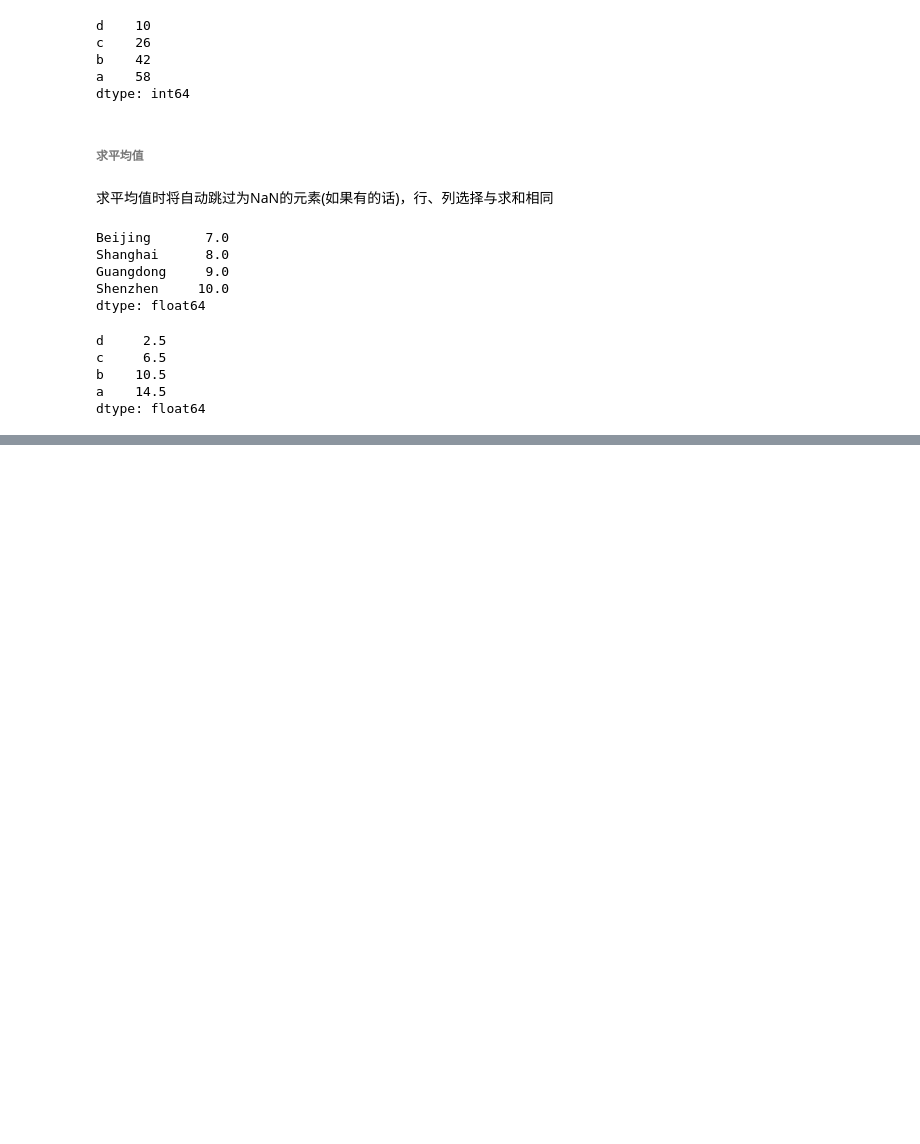
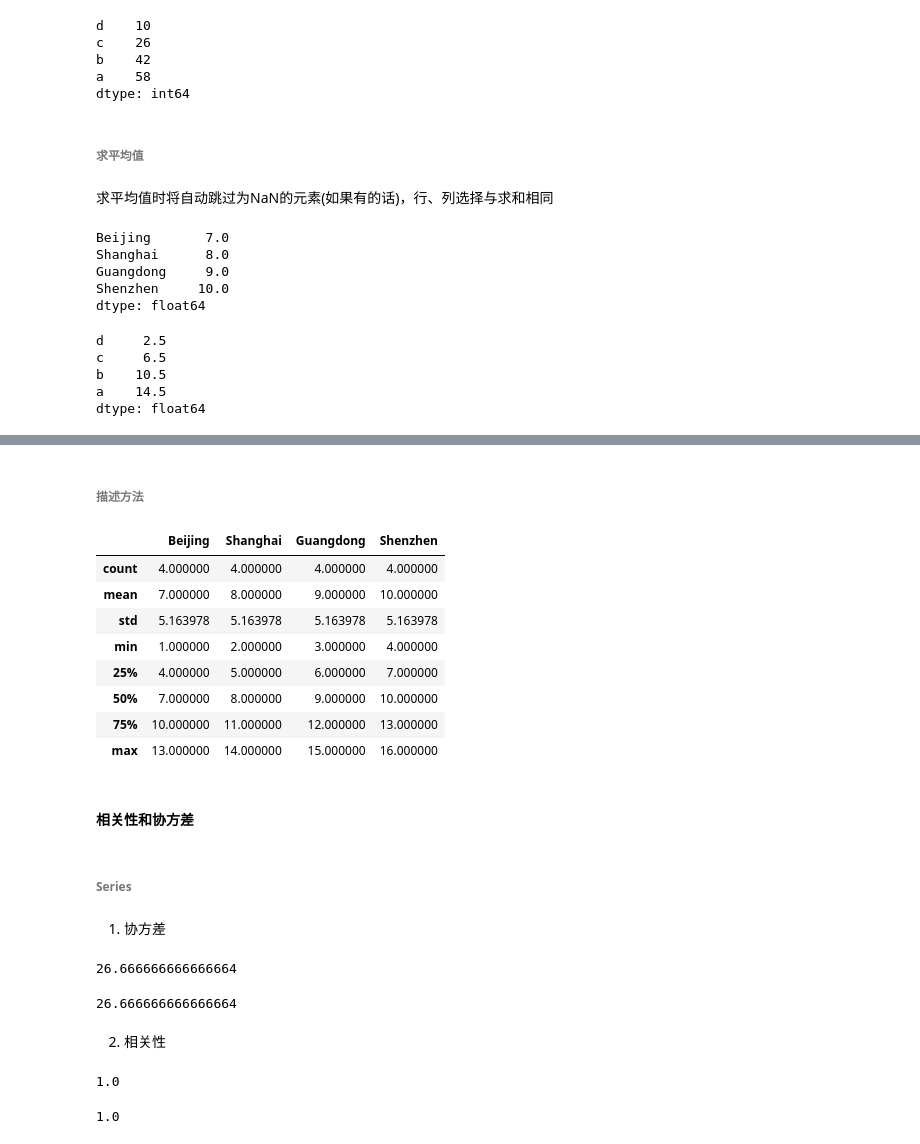
Before and after one commit to ZZZPHOENIX/Data-Mining-Analysis, a Jupyter notebook: 利用Python进行数据分析/my-notebook/Unit5_Pandas.ipynb, the cells around one changed output, grey strips where cells are left out. Cells and saved outputs as stored; diff of their text form; code cells hidden in the pictures; blank space fills up the shorter version.

```diff
--- a/利用Python进行数据分析/my-notebook/Unit5_Pandas.ipynb
+++ b/利用Python进行数据分析/my-notebook/Unit5_Pandas.ipynb
@@ -407,0 +440,34 @@ dtype: float64
+# %% [markdown]
+###### 描述方法
+# %%
+df.describe()
+# %% [output]
+|  | Beijing | Shanghai | Guangdong | Shenzhen |
+| count | 4.000000 | 4.000000 | 4.000000 | 4.000000 |
+| mean | 7.000000 | 8.000000 | 9.000000 | 10.000000 |
+| std | 5.163978 | 5.163978 | 5.163978 | 5.163978 |
+| min | 1.000000 | 2.000000 | 3.000000 | 4.000000 |
+| 25% | 4.000000 | 5.000000 | 6.000000 | 7.000000 |
+| 50% | 7.000000 | 8.000000 | 9.000000 | 10.000000 |
+| 75% | 10.000000 | 11.000000 | 12.000000 | 13.000000 |
+| max | 13.000000 | 14.000000 | 15.000000 | 16.000000 |
+# %% [markdown]
+#### 相关性和协方差
+# %% [markdown]
+###### Series
+# %% [markdown]
+1. 协方差
+# %%
+df['Beijing'].cov(df['Shenzhen'])
+df.Beijing.cov(df.Shenzhen)
+# %% [output]
+26.666666666666664
+26.666666666666664
+# %% [markdown]
+2. 相关性
+# %%
+df['Beijing'].corr(df['Shenzhen'])
+df.Beijing.corr(df.Shenzhen)
+# %% [output]
+1.0
+1.0
```
Also changed, not shown: parts of 11 cells of this notebook.
